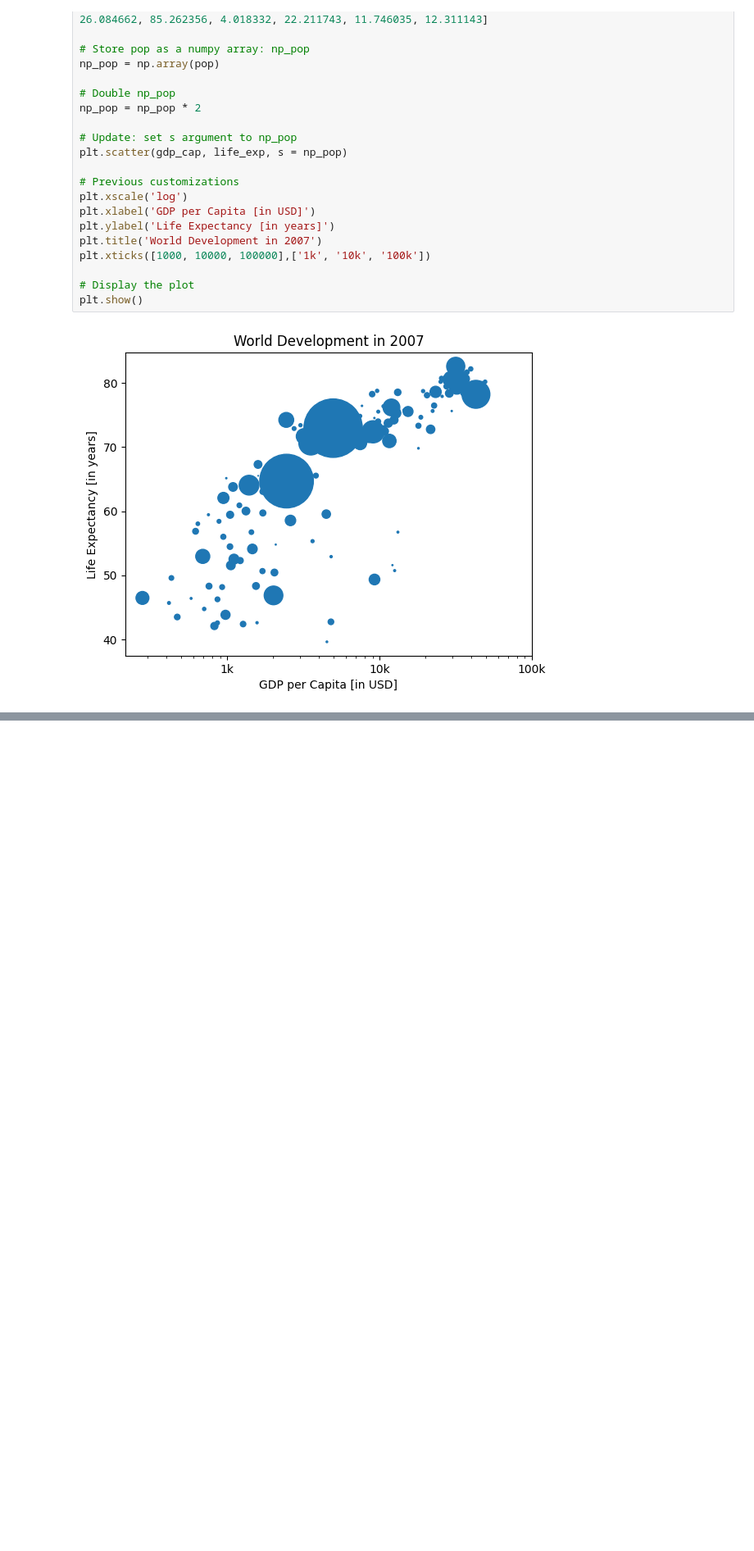
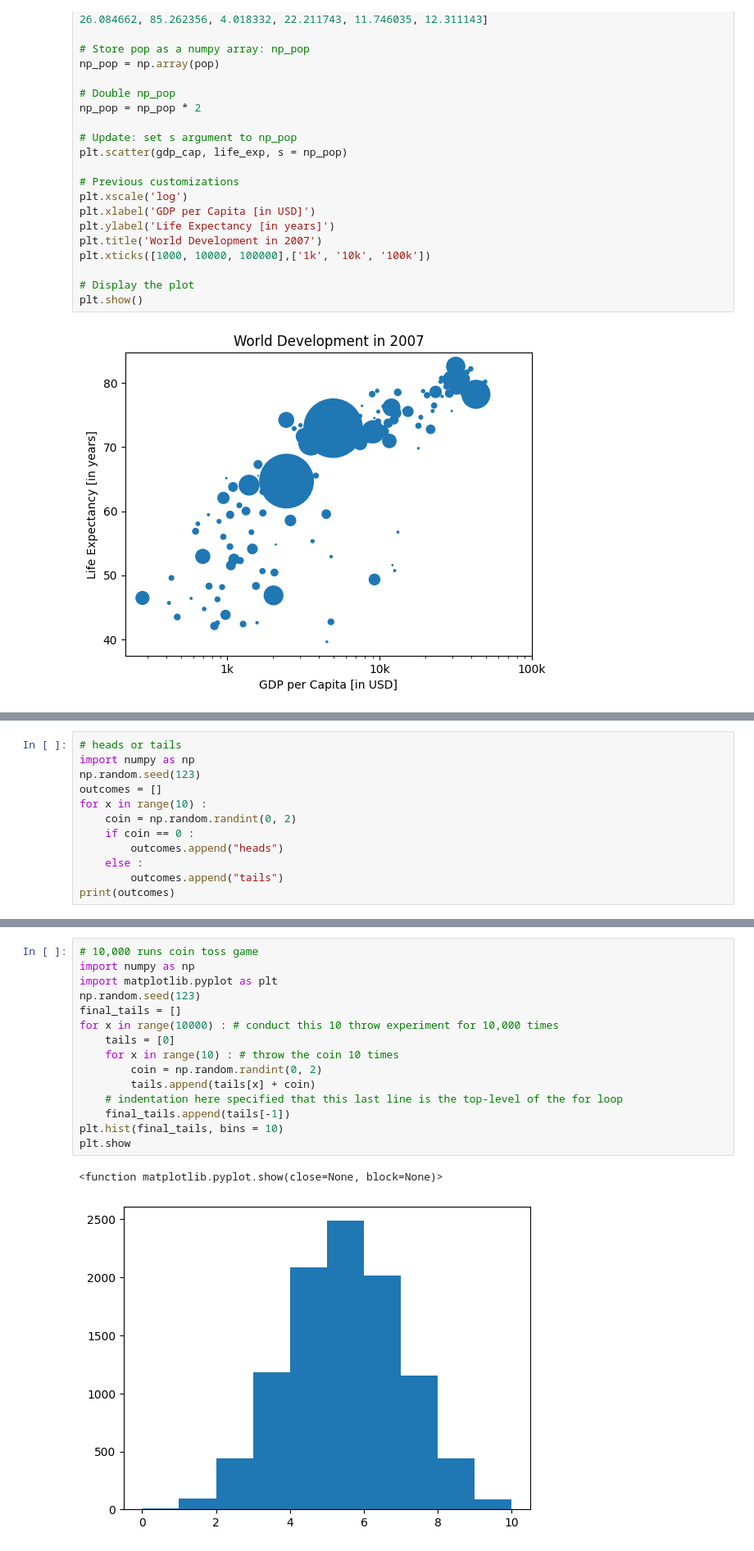
Before and after one commit to yuhsijen/datacamp-data-engineer, a Jupyter notebook: prerequisites/prereq02_Intermediate_Python.ipynb, the cells around one changed output, grey strips where cells are left out. Shown at 82% size. Saved outputs shown, nothing was run; the diff lists cells and outputs as text; blank space fills up the shorter version.

```diff
--- a/prerequisites/prereq02_Intermediate_Python.ipynb
+++ b/prerequisites/prereq02_Intermediate_Python.ipynb
@@ -160,0 +1063,12 @@ plt.show()
+# %%
+# heads or tails
+import numpy as np
+np.random.seed(123)
+outcomes = []
+for x in range(10) :
+    coin = np.random.randint(0, 2)
+    if coin == 0 :
+        outcomes.append("heads")
+    else :
+        outcomes.append("tails")
+print(outcomes)
@@ -160,0 +1148,18 @@ plt.show()
+# %%
+# 10,000 runs coin toss game
+import numpy as np
+import matplotlib.pyplot as plt
+np.random.seed(123)
+final_tails = []
+for x in range(10000) : # conduct this 10 throw experiment for 10,000 times
+    tails = [0]
+    for x in range(10) : # throw the coin 10 times
+        coin = np.random.randint(0, 2)
+        tails.append(tails[x] + coin)
+    # indentation here specified that this last line is the top-level of the for loop
+    final_tails.append(tails[-1])
+plt.hist(final_tails, bins = 10)
+plt.show
+# %% [output]
+<function matplotlib.pyplot.show(close=None, block=None)>
+[figure, added]
```
Also changed, not shown: parts of 52 cells of this notebook, 2 other files.
